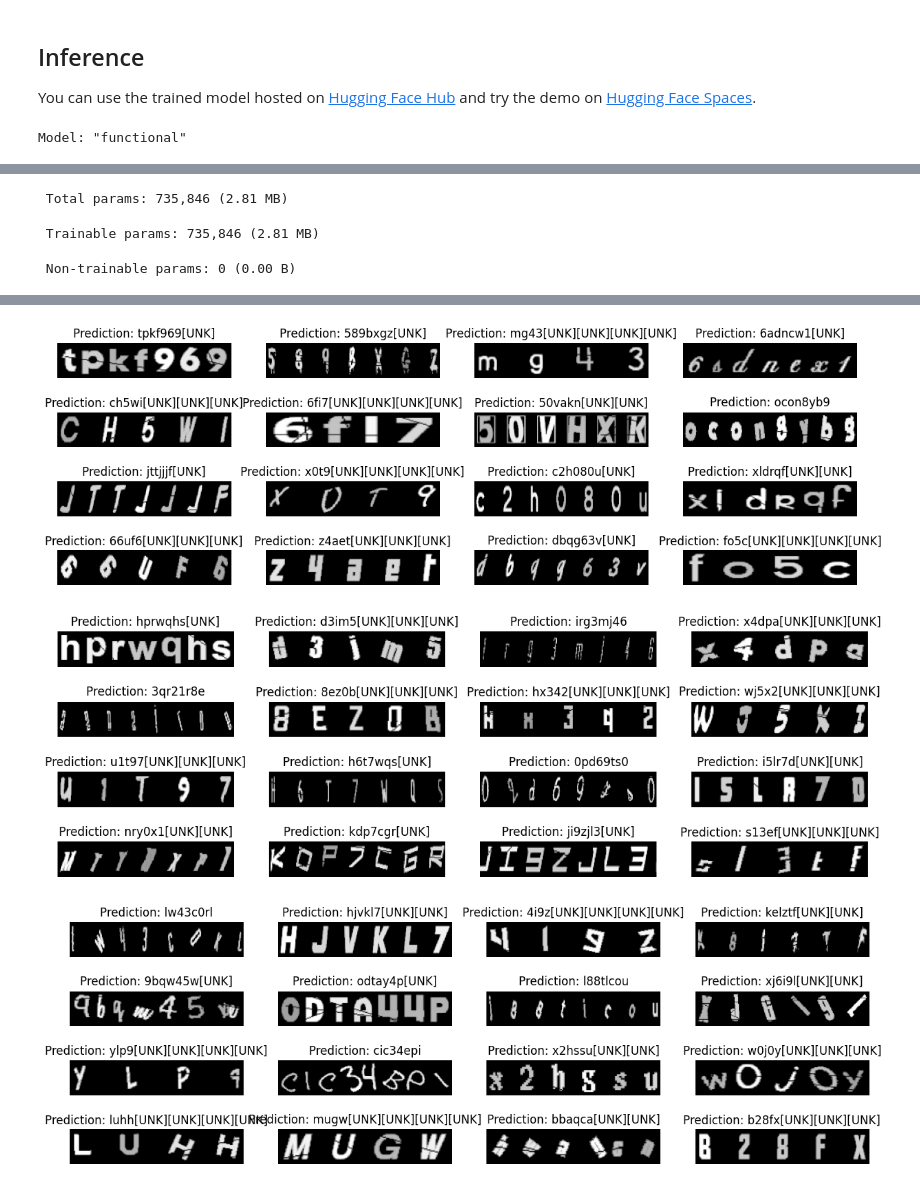
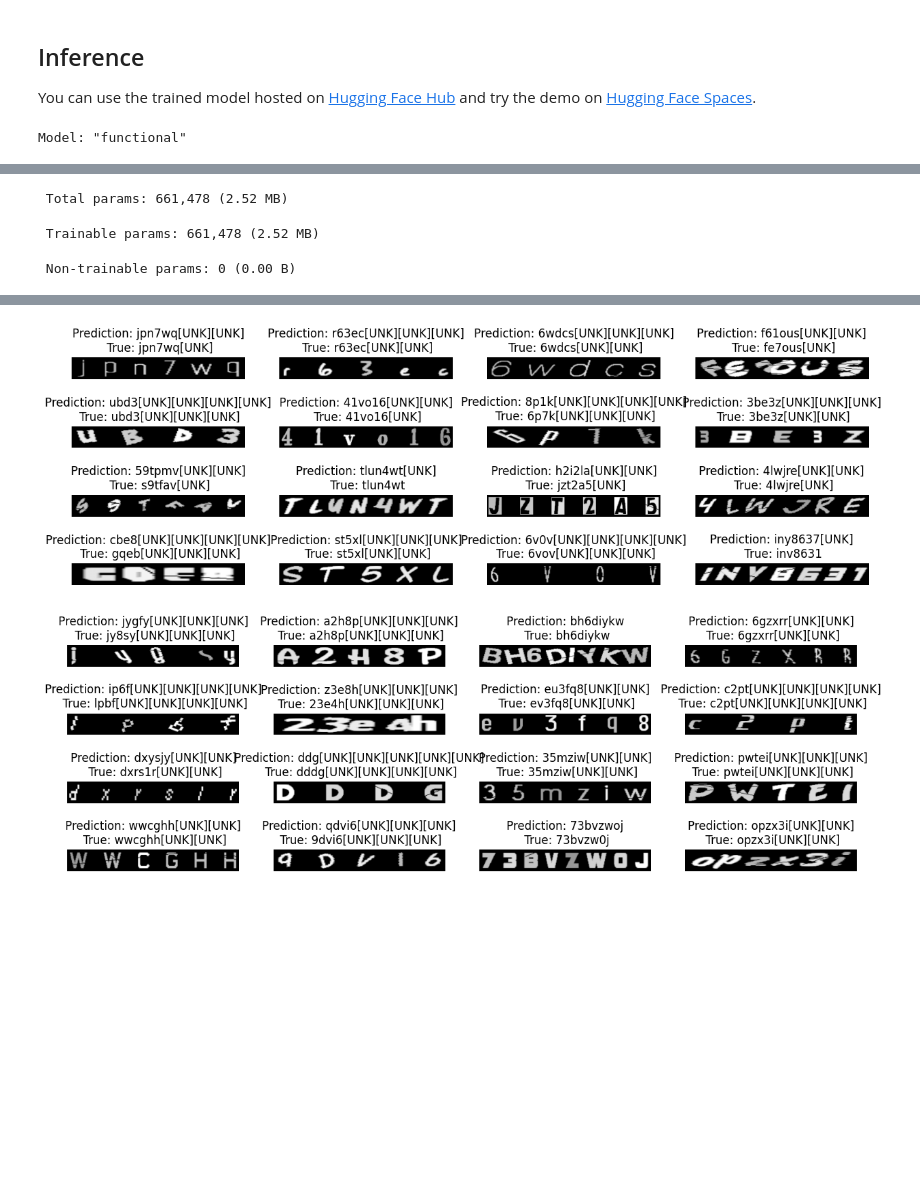
Before and after one commit to ItsMeNengYi/CS4243-mini-project, a Jupyter notebook: zehao_tensorflow_crnn/zehao_keras_ocr_modification_test.ipynb, the cells around one changed output, grey strips where cells are left out. Drawn from its saved outputs; the diff is of its cells as text; code cells hidden in the pictures; blank space fills up the shorter version.

```diff
--- a/zehao_tensorflow_crnn/zehao_keras_ocr_modification_test.ipynb
+++ b/zehao_tensorflow_crnn/zehao_keras_ocr_modification_test.ipynb
@@ -71,7 +71,7 @@ print("Characters present: ", characters)
 batch_size = 16 # originally 16
 
 # Desired image dimensions
-img_width = 200 # Full size is roughly 550
+img_width = 320 # Full size is roughly 600 on average
 img_height = 40 # Full size is 80
 
 # Factor by which the image is going to be downsampled
@@ -404,13 +404,13 @@ def build_model():
     # First conv block
     x = layers.Conv2D(
         32,
-        (5, 5),
+        (3, 3),
         activation="relu",
         kernel_initializer="he_normal",
         padding="same", # Retain original image dimensions, pad with 0 during convolution if needed
         name="Conv1",
     )(input_img)
-    x = layers.MaxPooling2D((2, 1), name="pool1")(x) # Max pool, increase robustness to noise
+    x = layers.MaxPooling2D((2, 2), name="pool1")(x) # Max pool, increase robustness to noise
 
     # Second conv block
     x = layers.Conv2D(
@@ -421,11 +421,12 @@ def build_model():
         padding="same",
         name="Conv2",
     )(x)
-    x = layers.MaxPooling2D((2, 1), name="pool2")(x)
+    x = layers.MaxPooling2D((2, 2), name="pool2")(x)
 
     # Third conv block
+    """
     x = layers.Conv2D(
-        128,
+        64,
         (3, 3),
         activation="relu",
         kernel_initializer="he_normal",
@@ -433,13 +434,14 @@ def build_model():
         name="Conv3",
     )(x)
     x = layers.MaxPooling2D((2, 2), name="pool3")(x)
+    """
 
     # We have used two max pool with pool size and strides 2.
     # Hence, downsampled feature maps are 4x smaller. The number of
     # filters in the last layer is 128. Reshape accordingly before
     # passing the output to the RNN part of the model
     # Permute to (batch, width, height, channels) so width is the time dimension
-    new_shape = ((img_width // 2), (img_height // 8) * 128)
+    new_shape = ((img_width // 4), (img_height // 4) * 64)
     x = layers.Reshape(target_shape=new_shape, name="reshape")(x)
 
     x = layers.Dense(64, activation="relu", name="dense1")(x)
@@ -654,7 +656,7 @@ for batch in validation_dataset.take(random.randrange(1, 32)):
     for i in range(len(pred_texts)):
         img = (batch_images[i, :, :, 0] * 255).numpy().astype(np.uint8)
         img = img.T
-        title = f"Prediction: {pred_texts[i]}"
+        title = f"Prediction: {pred_texts[i]}\n True: {orig_texts[i]}"
         ax[i // 4, i % 4].imshow(img, cmap="gray")
         ax[i // 4, i % 4].set_title(title)
         ax[i // 4, i % 4].axis("off")
@@ -680,4 +682,4 @@ Model: "functional"
 └──────────────────────────────────────┴─────────────────────────────┴─────────────────┘
- Total params: 735,846 (2.81 MB)
+ Total params: 661,478 (2.52 MB)
- Trainable params: 735,846 (2.81 MB)
+ Trainable params: 661,478 (2.52 MB)
  Non-trainable params: 0 (0.00 B)
@@ -687,4 +687,3 @@ Model: "functional"
 1/1 ━━━━━━━━━━━━━━━━━━━━ 0s 50ms/step
-[figure, old version]
+[figure, new version]
-[figure, old version]
+[figure, new version]
-[figure, removed]
```
Also changed, not shown: parts of 6 cells of this notebook.
